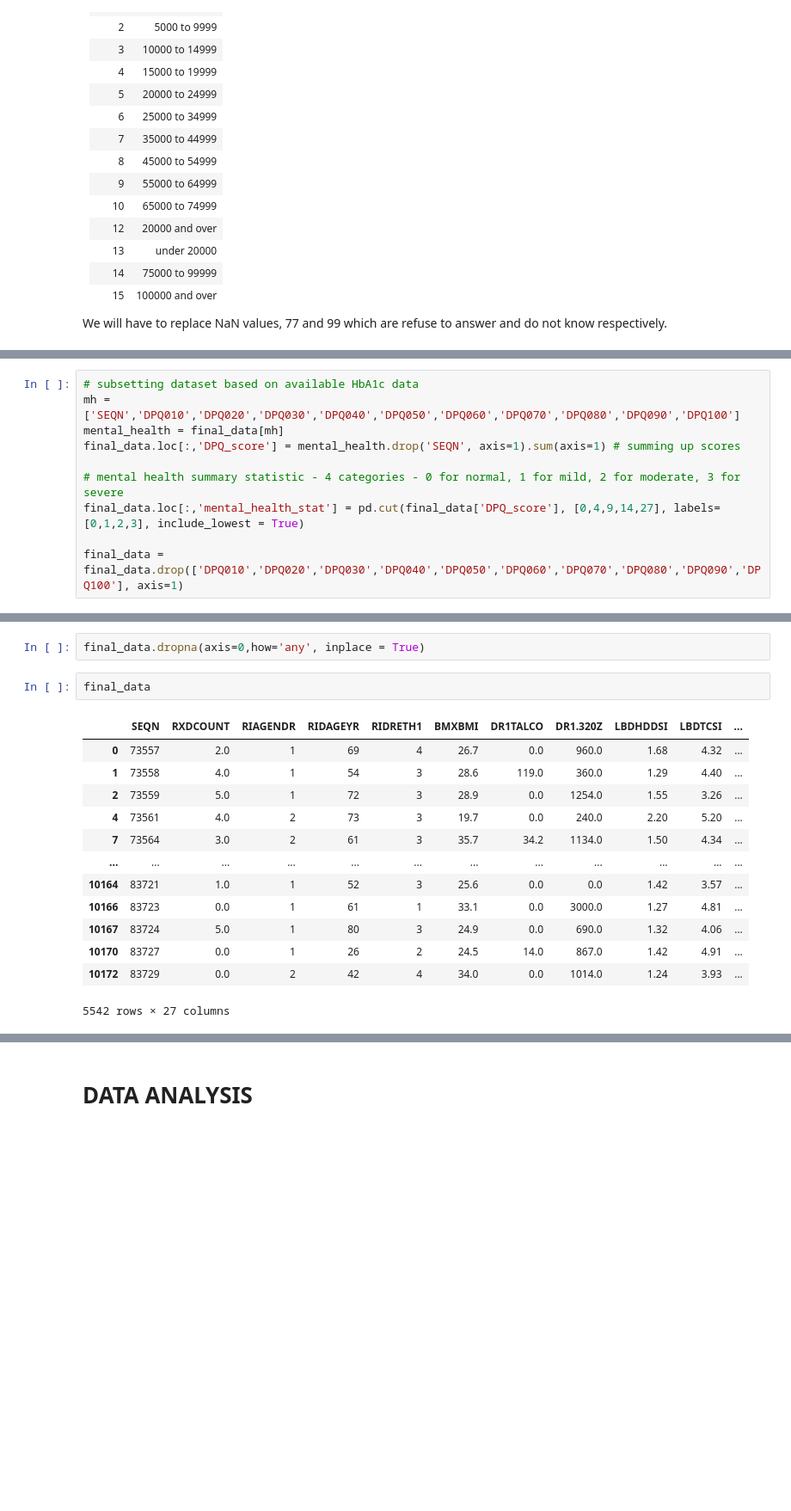
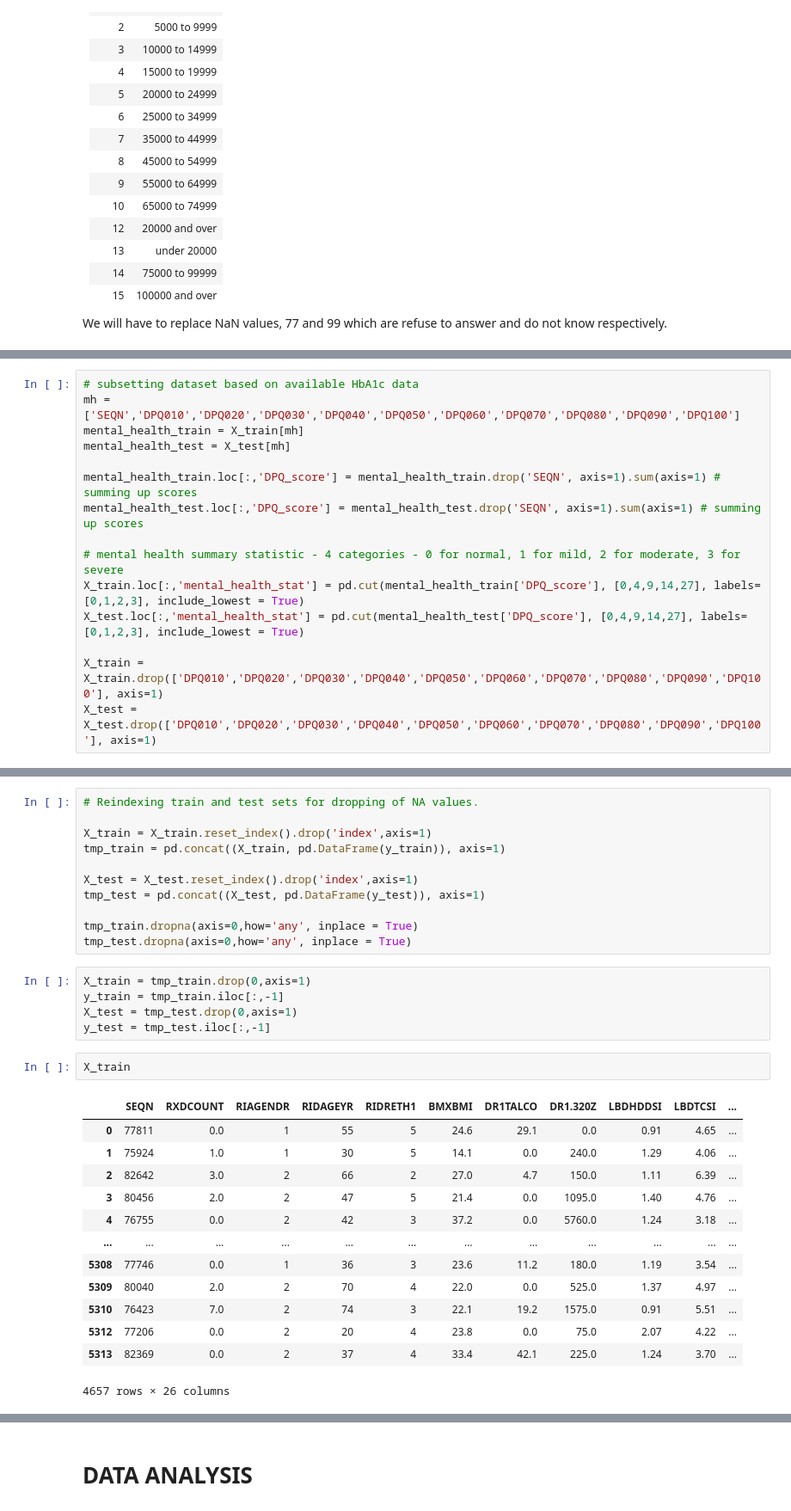
Before and after one commit to birddropping/IND5003-Group-Project, a Jupyter notebook: IND5003_Group_Project.ipynb, the cells around one changed output, grey strips where cells are left out. Shown at 86% size. Drawn from its saved outputs; the diff is of its cells as text; blank space fills up the shorter version.

```diff
--- a/IND5003_Group_Project.ipynb
+++ b/IND5003_Group_Project.ipynb
@@ -347,10 +327,15 @@ fig.tight_layout(rect=[0, 0.03, 1, 0.95])
 # %%
 # subsetting dataset based on available HbA1c data
 mh = ['SEQN','DPQ010','DPQ020','DPQ030','DPQ040','DPQ050','DPQ060','DPQ070','DPQ080','DPQ090','DPQ100']
-mental_health = final_data[mh]
-final_data.loc[:,'DPQ_score'] = mental_health.drop('SEQN', axis=1).sum(axis=1) # summing up scores
+mental_health_train = X_train[mh]
+mental_health_test = X_test[mh]
+
+mental_health_train.loc[:,'DPQ_score'] = mental_health_train.drop('SEQN', axis=1).sum(axis=1) # summing up scores
+mental_health_test.loc[:,'DPQ_score'] = mental_health_test.drop('SEQN', axis=1).sum(axis=1) # summing up scores
 
 # mental health summary statistic - 4 categories - 0 for normal, 1 for mild, 2 for moderate, 3 for severe
-final_data.loc[:,'mental_health_stat'] = pd.cut(final_data['DPQ_score'], [0,4,9,14,27], labels=[0,1,2,3], include_lowest = True)
+X_train.loc[:,'mental_health_stat'] = pd.cut(mental_health_train['DPQ_score'], [0,4,9,14,27], labels=[0,1,2,3], include_lowest = True)
+X_test.loc[:,'mental_health_stat'] = pd.cut(mental_health_test['DPQ_score'], [0,4,9,14,27], labels=[0,1,2,3], include_lowest = True)
 
-final_data = final_data.drop(['DPQ010','DPQ020','DPQ030','DPQ040','DPQ050','DPQ060','DPQ070','DPQ080','DPQ090','DPQ100'], axis=1)
+X_train = X_train.drop(['DPQ010','DPQ020','DPQ030','DPQ040','DPQ050','DPQ060','DPQ070','DPQ080','DPQ090','DPQ100'], axis=1)
+X_test = X_test.drop(['DPQ010','DPQ020','DPQ030','DPQ040','DPQ050','DPQ060','DPQ070','DPQ080','DPQ090','DPQ100'], axis=1)
@@ -476,18 +451,32 @@ final_data.drop(["PAQ605",'PAQ610','PAD615', "PAQ620",'PAQ625','PAD630', "PAQ635
-# %%
-final_data.dropna(axis=0,how='any', inplace = True)
-# %%
-final_data
-# %% [output]
-|  | SEQN | RXDCOUNT | RIAGENDR | RIDAGEYR | RIDRETH1 | BMXBMI | DR1TALCO | DR1.320Z | LBDHDDSI | LBDTCSI | ... |
-| 0 | 73557 | 2.0 | 1 | 69 | 4 | 26.7 | 0.0 | 960.0 | 1.68 | 4.32 | ... |
-| 1 | 73558 | 4.0 | 1 | 54 | 3 | 28.6 | 119.0 | 360.0 | 1.29 | 4.40 | ... |
-| 2 | 73559 | 5.0 | 1 | 72 | 3 | 28.9 | 0.0 | 1254.0 | 1.55 | 3.26 | ... |
-| 4 | 73561 | 4.0 | 2 | 73 | 3 | 19.7 | 0.0 | 240.0 | 2.20 | 5.20 | ... |
-| 7 | 73564 | 3.0 | 2 | 61 | 3 | 35.7 | 34.2 | 1134.0 | 1.50 | 4.34 | ... |
-| ... | ... | ... | ... | ... | ... | ... | ... | ... | ... | ... | ... |
-| 10164 | 83721 | 1.0 | 1 | 52 | 3 | 25.6 | 0.0 | 0.0 | 1.42 | 3.57 | ... |
-| 10166 | 83723 | 0.0 | 1 | 61 | 1 | 33.1 | 0.0 | 3000.0 | 1.27 | 4.81 | ... |
-| 10167 | 83724 | 5.0 | 1 | 80 | 3 | 24.9 | 0.0 | 690.0 | 1.32 | 4.06 | ... |
-| 10170 | 83727 | 0.0 | 1 | 26 | 2 | 24.5 | 14.0 | 867.0 | 1.42 | 4.91 | ... |
-| 10172 | 83729 | 0.0 | 2 | 42 | 4 | 34.0 | 0.0 | 1014.0 | 1.24 | 3.93 | ... |
-5542 rows × 27 columns
+# %%
+# Reindexing train and test sets for dropping of NA values.
+
+X_train = X_train.reset_index().drop('index',axis=1)
+tmp_train = pd.concat((X_train, pd.DataFrame(y_train)), axis=1)
+
+X_test = X_test.reset_index().drop('index',axis=1)
+tmp_test = pd.concat((X_test, pd.DataFrame(y_test)), axis=1)
+
+tmp_train.dropna(axis=0,how='any', inplace = True)
+tmp_test.dropna(axis=0,how='any', inplace = True)
+# %%
+X_train = tmp_train.drop(0,axis=1)
+y_train = tmp_train.iloc[:,-1]
+X_test = tmp_test.drop(0,axis=1)
+y_test = tmp_test.iloc[:,-1]
+# %%
+X_train
+# %% [output]
+|  | SEQN | RXDCOUNT | RIAGENDR | RIDAGEYR | RIDRETH1 | BMXBMI | DR1TALCO | DR1.320Z | LBDHDDSI | LBDTCSI | ... |
+| 0 | 77811 | 0.0 | 1 | 55 | 5 | 24.6 | 29.1 | 0.0 | 0.91 | 4.65 | ... |
+| 1 | 75924 | 1.0 | 1 | 30 | 5 | 14.1 | 0.0 | 240.0 | 1.29 | 4.06 | ... |
+| 2 | 82642 | 3.0 | 2 | 66 | 2 | 27.0 | 4.7 | 150.0 | 1.11 | 6.39 | ... |
+| 3 | 80456 | 2.0 | 2 | 47 | 5 | 21.4 | 0.0 | 1095.0 | 1.40 | 4.76 | ... |
+| 4 | 76755 | 0.0 | 2 | 42 | 3 | 37.2 | 0.0 | 5760.0 | 1.24 | 3.18 | ... |
+| ... | ... | ... | ... | ... | ... | ... | ... | ... | ... | ... | ... |
+| 5308 | 77746 | 0.0 | 1 | 36 | 3 | 23.6 | 11.2 | 180.0 | 1.19 | 3.54 | ... |
+| 5309 | 80040 | 2.0 | 2 | 70 | 4 | 22.0 | 0.0 | 525.0 | 1.37 | 4.97 | ... |
+| 5310 | 76423 | 7.0 | 2 | 74 | 3 | 22.1 | 19.2 | 1575.0 | 0.91 | 5.51 | ... |
+| 5312 | 77206 | 0.0 | 2 | 20 | 4 | 23.8 | 0.0 | 75.0 | 2.07 | 4.22 | ... |
+| 5313 | 82369 | 0.0 | 2 | 37 | 4 | 33.4 | 42.1 | 225.0 | 1.24 | 3.70 | ... |
+4657 rows × 26 columns
```
Also changed, not shown: parts of 24 cells of this notebook.
